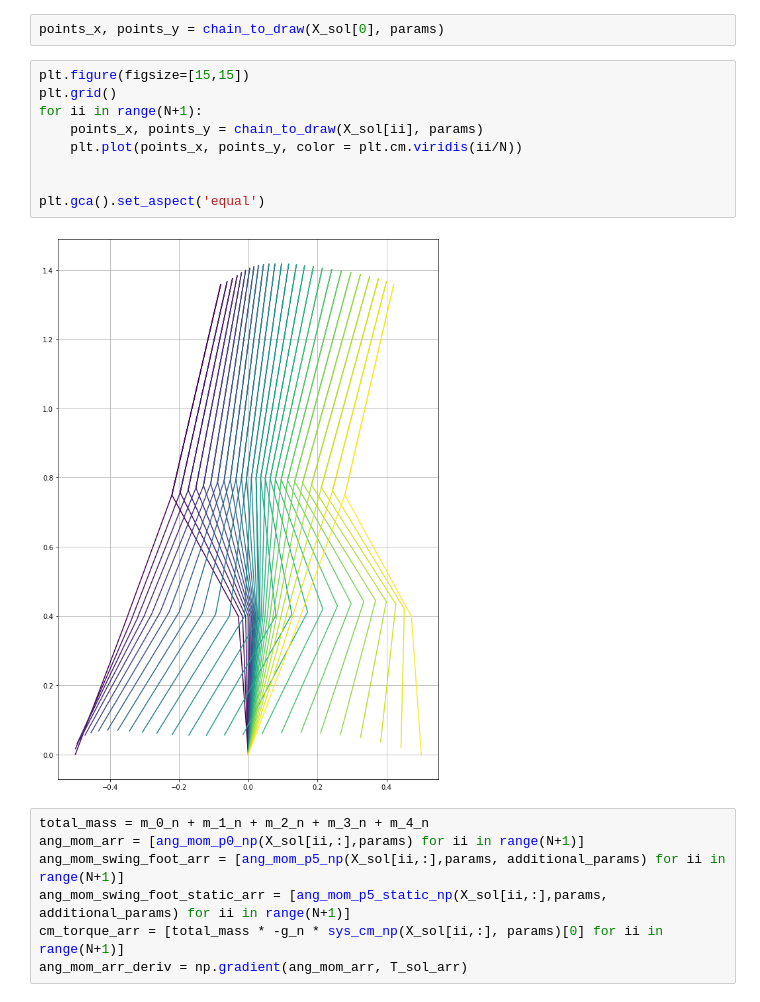
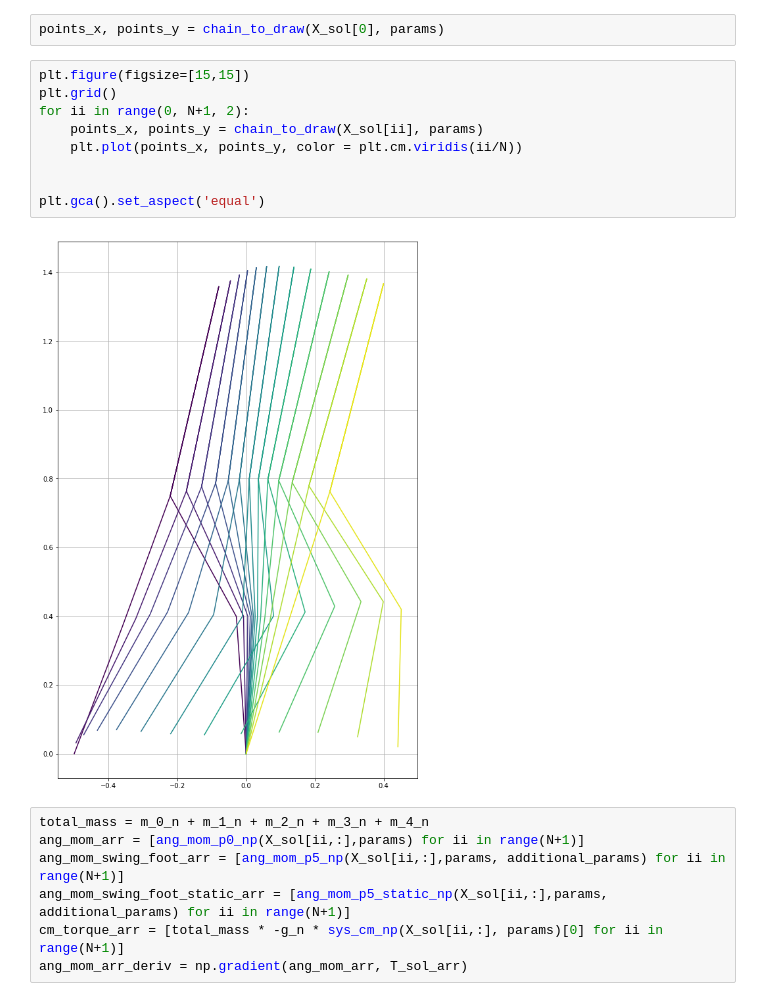
Before and after one commit to AunSiro/Second-Order-Schemes, a Jupyter notebook: Five-Link-Biped.ipynb, the cells around one changed output. Saved outputs shown, nothing was run; the diff lists cells and outputs as text.

```diff
--- a/Five-Link-Biped.ipynb
+++ b/Five-Link-Biped.ipynb
@@ -581,14 +627,14 @@ points_x, points_y = chain_to_draw(X_sol[0], params)
 # %%
 plt.figure(figsize=[15,15])
 plt.grid()
-for ii in range(N+1):
+for ii in range(0, N+1, 2):
     points_x, points_y = chain_to_draw(X_sol[ii], params)
     plt.plot(points_x, points_y, color = plt.cm.viridis(ii/N))
 
 
 plt.gca().set_aspect('equal')
 # %% [output]
-[figure, old version]
+[figure, new version]
 # %%
 total_mass = m_0_n + m_1_n + m_2_n + m_3_n + m_4_n
 ang_mom_arr = [ang_mom_p0_np(X_sol[ii,:],params) for ii in range(N+1)]
```
Also changed, not shown: parts of 26 cells of this notebook.
